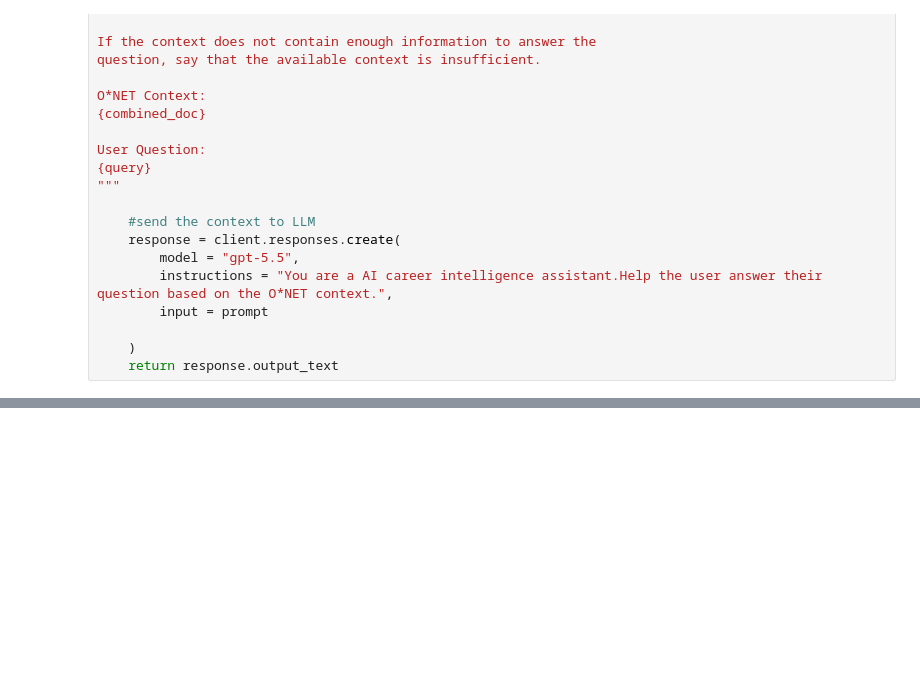
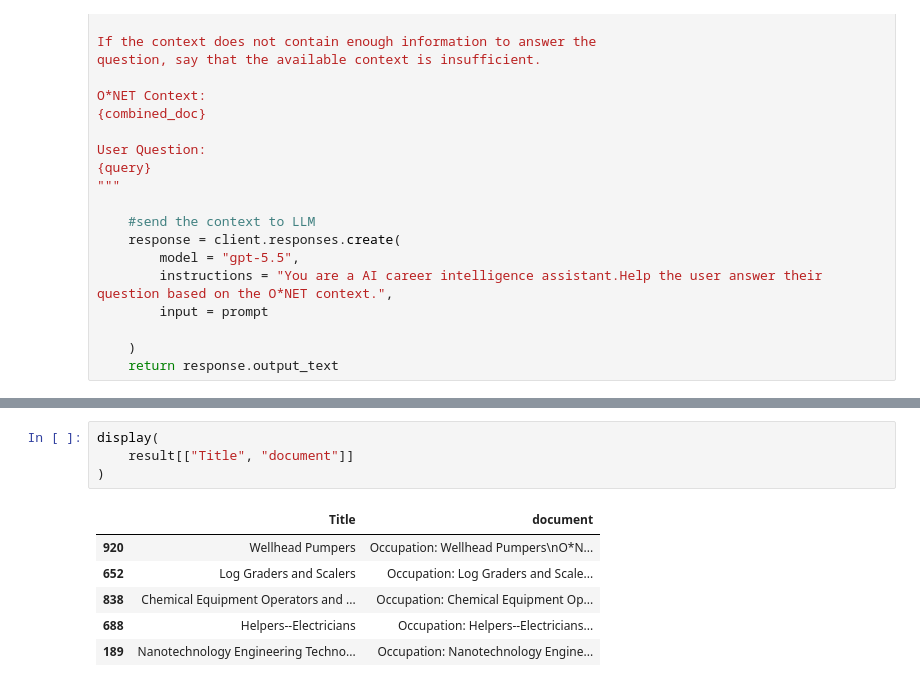
Before and after one commit to Apurwa127/Resume-Parser, a Jupyter notebook: notebooks/RAG_Pipeline.ipynb, the cells around one changed output, grey strips where cells are left out. Cells and saved outputs as stored; diff of their text form; blank space fills up the shorter version.

```diff
--- a/notebooks/RAG_Pipeline.ipynb
+++ b/notebooks/RAG_Pipeline.ipynb
@@ -443,0 +486,11 @@ AttributeError: 'numpy.ndarray' object has no attribute 'search'
+# %%
+display(
+    result[["Title", "document"]]
+)
+# %% [output]
+|  | Title | document |
+| 920 | Wellhead Pumpers | Occupation: Wellhead Pumpers\nO*N... |
+| 652 | Log Graders and Scalers | Occupation: Log Graders and Scale... |
+| 838 | Chemical Equipment Operators and ... | Occupation: Chemical Equipment Op... |
+| 688 | Helpers--Electricians | Occupation: Helpers--Electricians... |
+| 189 | Nanotechnology Engineering Techno... | Occupation: Nanotechnology Engine... |
```
Also changed, not shown: parts of 11 cells of this notebook.
